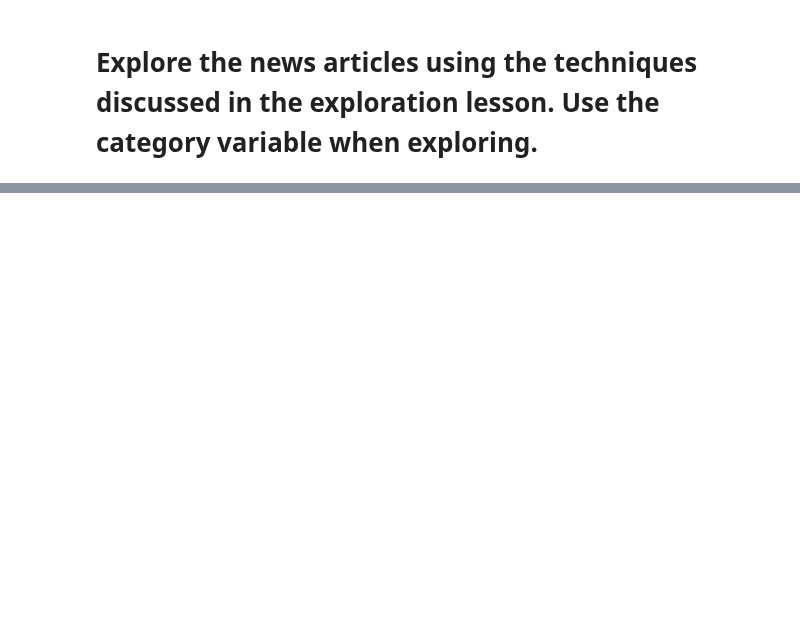
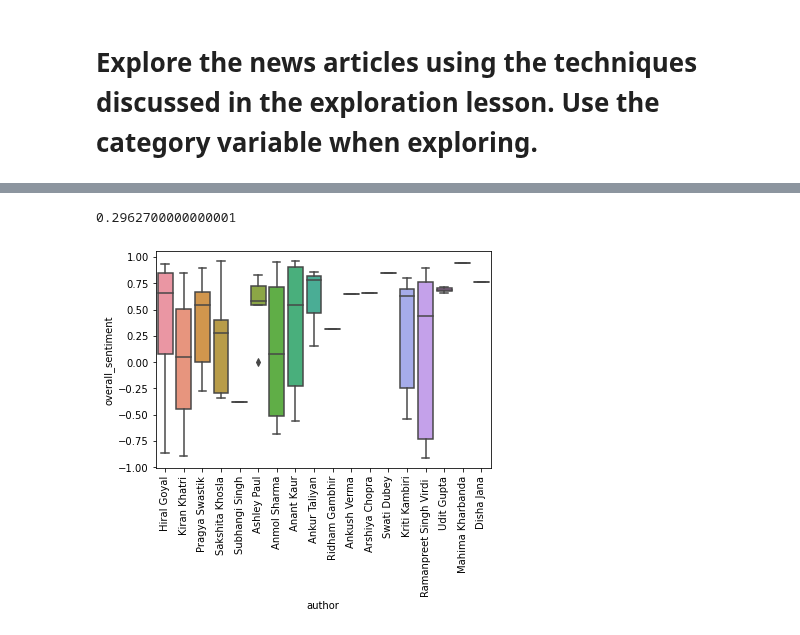
Before and after one commit to brianclements03/nlp, a Jupyter notebook: explore_current_draft.ipynb, the cells around one changed output, grey strips where cells are left out. Cells and saved outputs as stored; diff of their text form; code cells hidden in the pictures; blank space fills up the shorter version.

```diff
--- a/explore_current_draft.ipynb
+++ b/explore_current_draft.ipynb
@@ -838,9 +838,10 @@ def further_news_prep(df, col):
     return df
 # %%
-news_df =acquire.get_news_articles(cached=True)
+news_df =acquire.get_news_articles(cached=False)
 news_df =prepare.prep_article_data(news_df, 'content', extra_words=[], exclude_words=['no'])
 news_df = news_df.drop(columns=['content', 'clean','stemmed'])
 news_df = further_prep(news_df,'lemmatized')
+news_df['title_sentiment']=news_df.title.apply(lambda doc: sia.polarity_scores(doc)['compound'])
 
 news_df.head(2)
 # %% [output]
@@ -849,0 +877,9 @@ news_df.head(2)
+# %%
+news_df.overall_sentiment.mean()
+# %% [output]
+0.2962700000000001
+# %%
+sns.boxplot(data=news_df,x='author',y='overall_sentiment')
+plt.xticks(rotation=90);
+# %% [output]
+[figure, added]
```
Also changed, not shown: parts of 43 cells of this notebook, 3 other files.
